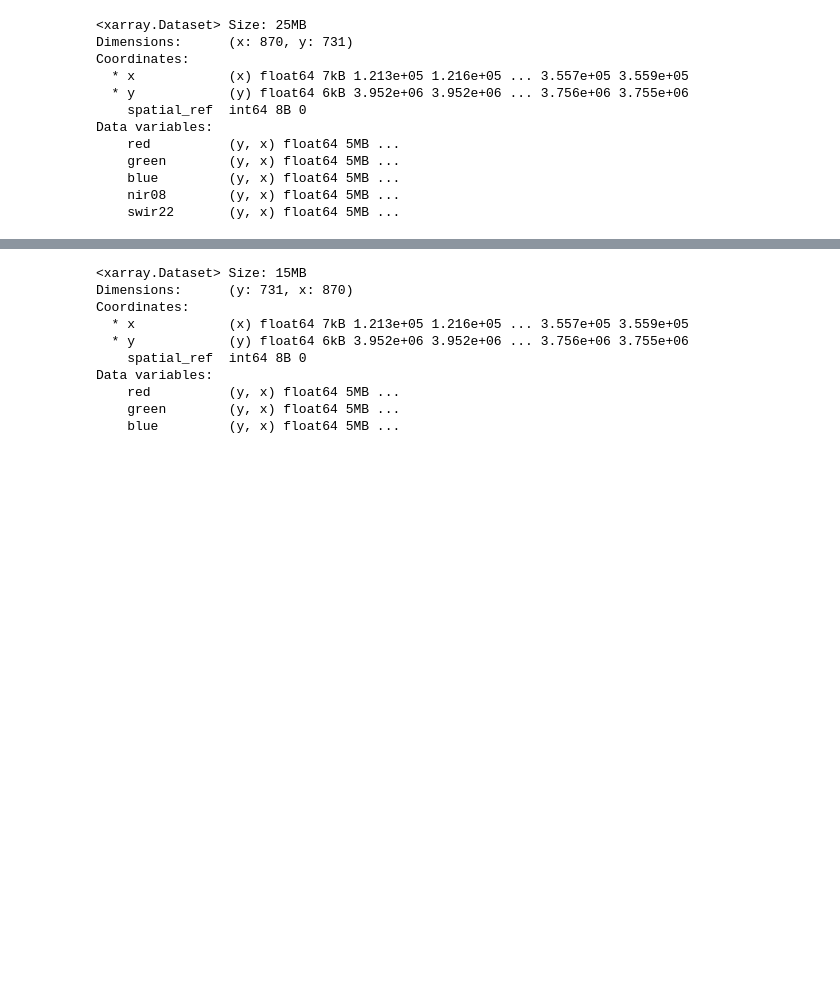
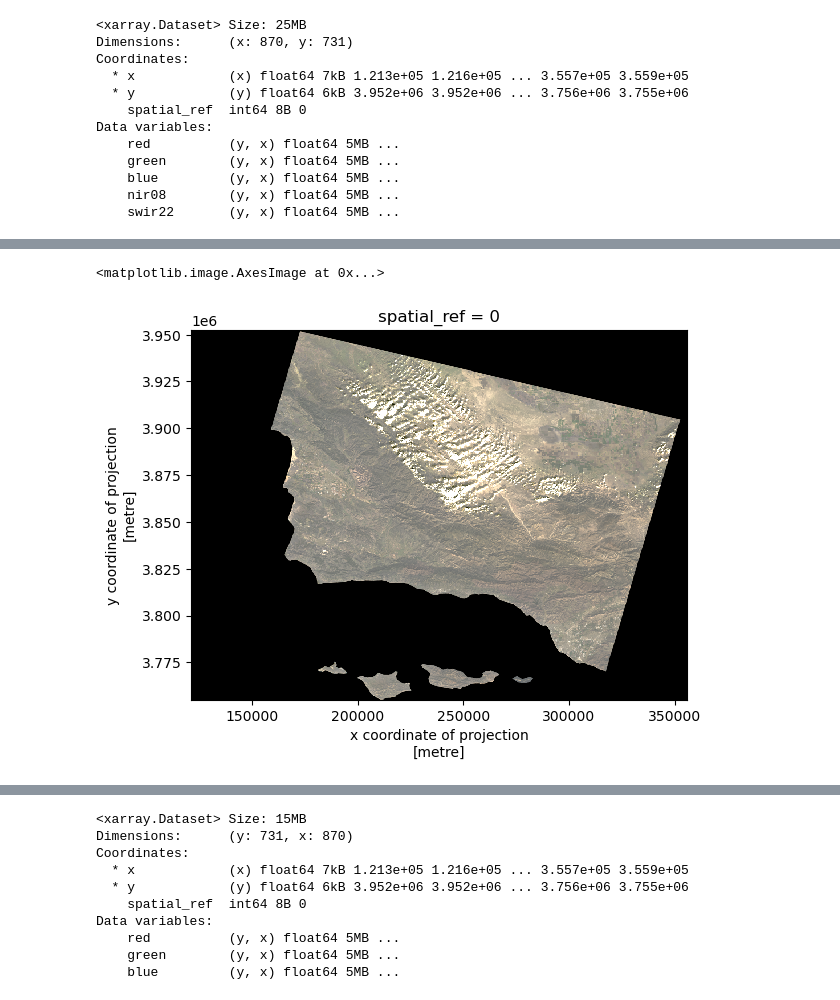
Before and after one commit to evajnewby/2017-thomas-fire-analysis, a Jupyter notebook: hwk4-task2-false-color-Newby.ipynb, the cells around one changed output, grey strips where cells are left out. Drawn from its saved outputs; the diff is of its cells as text; code cells hidden in the pictures; blank space fills up the shorter version.

```diff
--- a/hwk4-task2-false-color-Newby.ipynb
+++ b/hwk4-task2-false-color-Newby.ipynb
@@ -79,0 +89,6 @@ Data variables:
+# %%
+# Adjust the scale used for plotting the bands to get a true color image (check the robust parameter)
+xr.Dataset(landsat[['red','green','blue']]).to_array().plot.imshow(robust=True)
+# %% [output]
+<matplotlib.image.AxesImage at 0x...>
+[figure, added]
```
Also changed, not shown: parts of 6 cells of this notebook.
